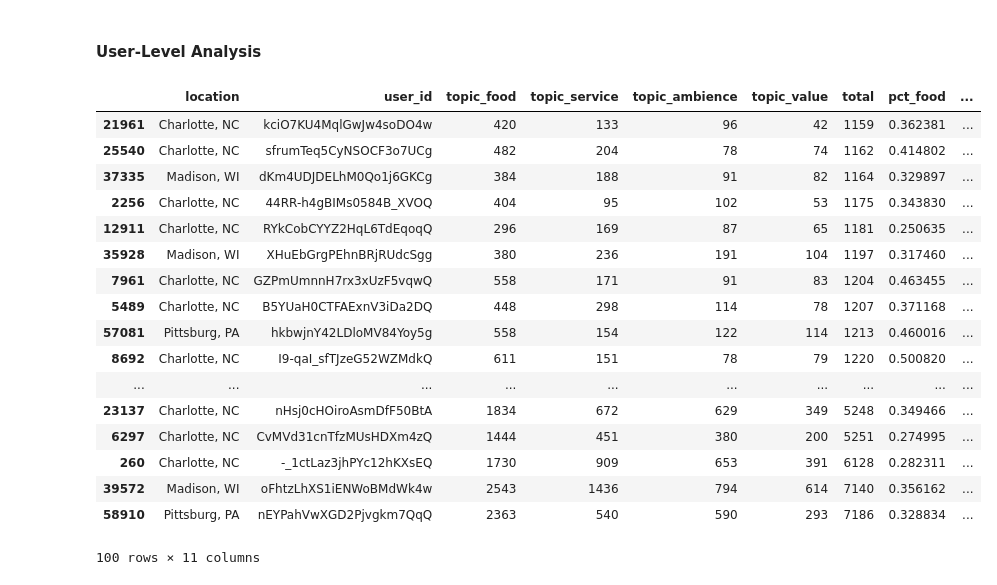
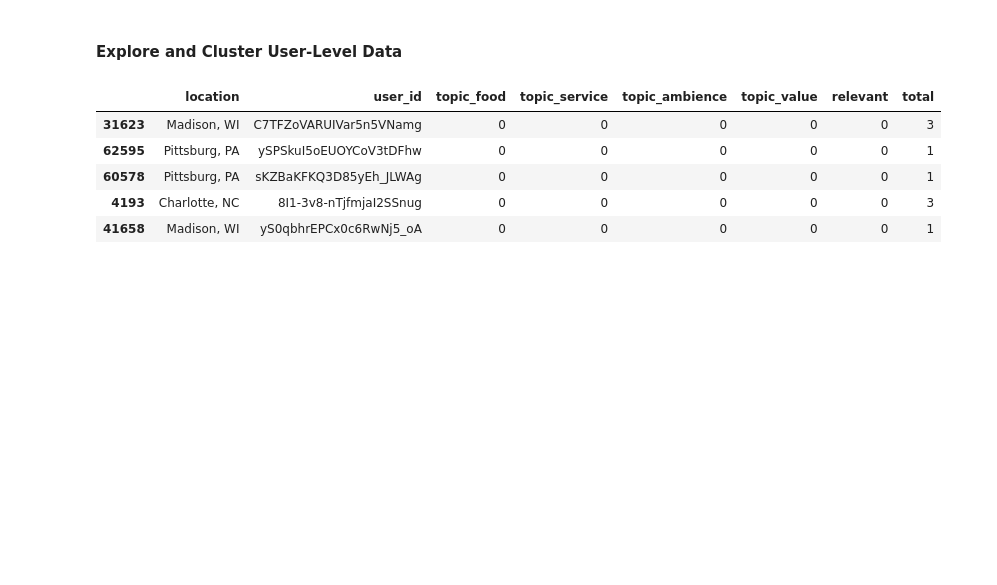
Before and after one commit to whugue/Yelp-User-Similarity, a Jupyter notebook: Yelp-Cluster.ipynb, the cells around one changed output. Saved outputs shown, nothing was run; the diff lists cells and outputs as text; code cells hidden in the pictures; blank space fills up the shorter version.

```diff
--- a/Yelp-Cluster.ipynb
+++ b/Yelp-Cluster.ipynb
@@ -1,5 +1,5 @@
 # %% [markdown]
-#### User-Level Analysis
+#### Explore and Cluster User-Level Data
 # %%
 import numpy as np
 import pandas as pd
@@ -25,23 +25,11 @@ def percentiles(df, variable):
     print "Max:  "+str(df[variable].quantile(q=1.00))
 # %%
 user = pd.read_pickle("data/yelp/dataframes/yelp_review_user.pkl")
-user.tail(100)
+user.head(5)
 # %% [output]
-|  | location | user_id | topic_food | topic_service | topic_ambience | topic_value | total | pct_food | ... |
-| 21961 | Charlotte, NC | kciO7KU4MqlGwJw4soDO4w | 420 | 133 | 96 | 42 | 1159 | 0.362381 | ... |
-| 25540 | Charlotte, NC | sfrumTeq5CyNSOCF3o7UCg | 482 | 204 | 78 | 74 | 1162 | 0.414802 | ... |
-| 37335 | Madison, WI | dKm4UDJDELhM0Qo1j6GKCg | 384 | 188 | 91 | 82 | 1164 | 0.329897 | ... |
-| 2256 | Charlotte, NC | 44RR-h4gBIMs0584B_XVOQ | 404 | 95 | 102 | 53 | 1175 | 0.343830 | ... |
-| 12911 | Charlotte, NC | RYkCobCYYZ2HqL6TdEqoqQ | 296 | 169 | 87 | 65 | 1181 | 0.250635 | ... |
-| 35928 | Madison, WI | XHuEbGrgPEhnBRjRUdcSgg | 380 | 236 | 191 | 104 | 1197 | 0.317460 | ... |
-| 7961 | Charlotte, NC | GZPmUmnnH7rx3xUzF5vqwQ | 558 | 171 | 91 | 83 | 1204 | 0.463455 | ... |
-| 5489 | Charlotte, NC | B5YUaH0CTFAExnV3iDa2DQ | 448 | 298 | 114 | 78 | 1207 | 0.371168 | ... |
-| 57081 | Pittsburg, PA | hkbwjnY42LDloMV84Yoy5g | 558 | 154 | 122 | 114 | 1213 | 0.460016 | ... |
-| 8692 | Charlotte, NC | I9-qaI_sfTJzeG52WZMdkQ | 611 | 151 | 78 | 79 | 1220 | 0.500820 | ... |
-| ... | ... | ... | ... | ... | ... | ... | ... | ... | ... |
-| 23137 | Charlotte, NC | nHsj0cHOiroAsmDfF50BtA | 1834 | 672 | 629 | 349 | 5248 | 0.349466 | ... |
-| 6297 | Charlotte, NC | CvMVd31cnTfzMUsHDXm4zQ | 1444 | 451 | 380 | 200 | 5251 | 0.274995 | ... |
-| 260 | Charlotte, NC | -_1ctLaz3jhPYc12hKXsEQ | 1730 | 909 | 653 | 391 | 6128 | 0.282311 | ... |
-| 39572 | Madison, WI | oFhtzLhXS1iENWoBMdWk4w | 2543 | 1436 | 794 | 614 | 7140 | 0.356162 | ... |
-| 58910 | Pittsburg, PA | nEYPahVwXGD2Pjvgkm7QqQ | 2363 | 540 | 590 | 293 | 7186 | 0.328834 | ... |
+|  | location | user_id | topic_food | topic_service | topic_ambience | topic_value | relevant | total |
+| 31623 | Madison, WI | C7TFZoVARUIVar5n5VNamg | 0 | 0 | 0 | 0 | 0 | 3 |
+| 62595 | Pittsburg, PA | ySPSkuI5oEUOYCoV3tDFhw | 0 | 0 | 0 | 0 | 0 | 1 |
+| 60578 | Pittsburg, PA | sKZBaKFKQ3D85yEh_JLWAg | 0 | 0 | 0 | 0 | 0 | 1 |
+| 4193 | Charlotte, NC | 8I1-3v8-nTjfmjaI2SSnug | 0 | 0 | 0 | 0 | 0 | 3 |
+| 41658 | Madison, WI | yS0qbhrEPCx0c6RwNj5_oA | 0 | 0 | 0 | 0 | 0 | 1 |
-100 rows × 11 columns
```
Also changed, not shown: parts of 25 cells of this notebook, 1 other file.
